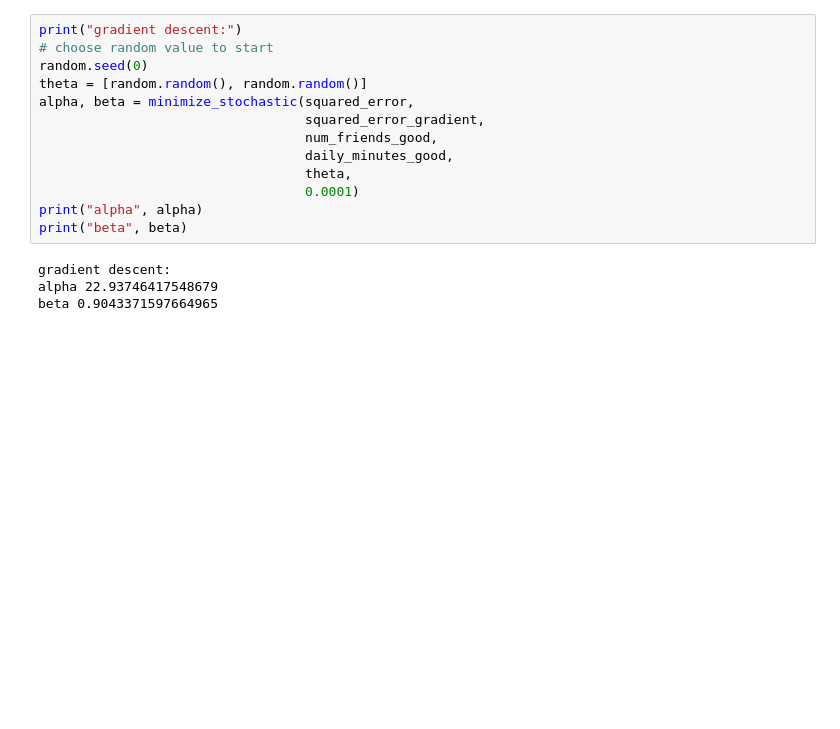
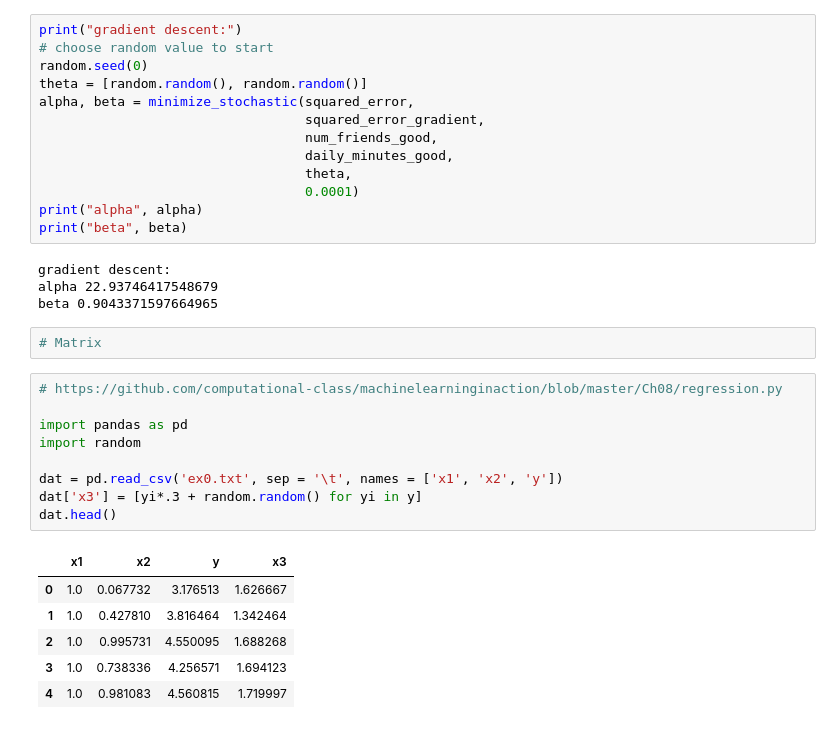
Before and after one commit to SocratesClub/datascience, a Jupyter notebook: data-science-from-scratch/code-python3/14.regression.ipynb, the cells around one changed output. Drawn from its saved outputs; the diff is of its cells as text; blank space fills up the shorter version.

```diff
--- a/data-science-from-scratch/code-python3/14.regression.ipynb
+++ b/data-science-from-scratch/code-python3/14.regression.ipynb
@@ -72,3 +124,21 @@ print("beta", beta)
 gradient descent:
 alpha 22.93746417548679
 beta 0.9043371597664965
+# %%
+# Matrix
+# %%
+# https://github.com/computational-class/machinelearninginaction/blob/master/Ch08/regression.py
+
+import pandas as pd
+import random
+
+dat = pd.read_csv('ex0.txt', sep = '\t', names = ['x1', 'x2', 'y'])
+dat['x3'] = [yi*.3 + random.random() for yi in y]
+dat.head()
+# %% [output]
+|  | x1 | x2 | y | x3 |
+| 0 | 1.0 | 0.067732 | 3.176513 | 1.626667 |
+| 1 | 1.0 | 0.427810 | 3.816464 | 1.342464 |
+| 2 | 1.0 | 0.995731 | 4.550095 | 1.688268 |
+| 3 | 1.0 | 0.738336 | 4.256571 | 1.694123 |
+| 4 | 1.0 | 0.981083 | 4.560815 | 1.719997 |
```
Also changed, not shown: parts of 27 cells of this notebook, 5 other files.
